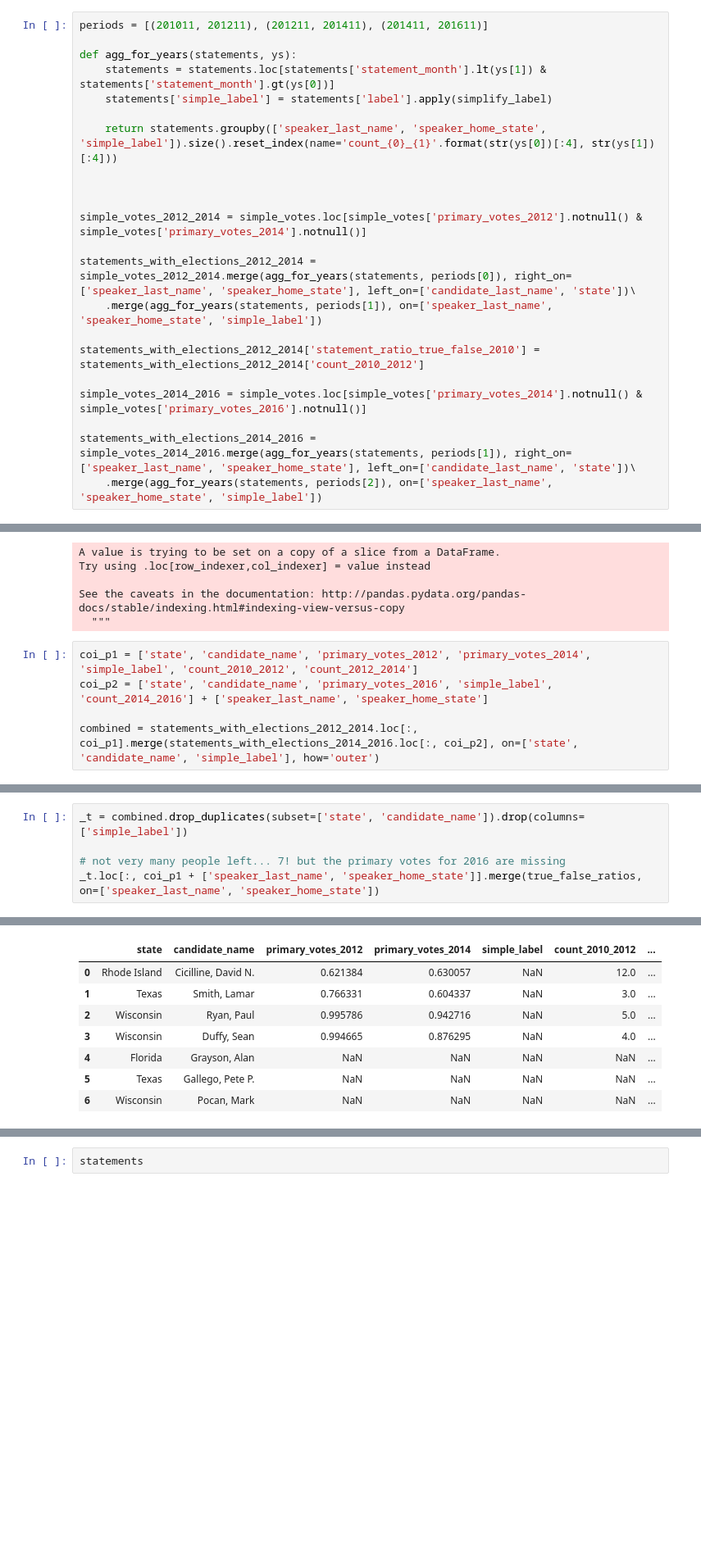
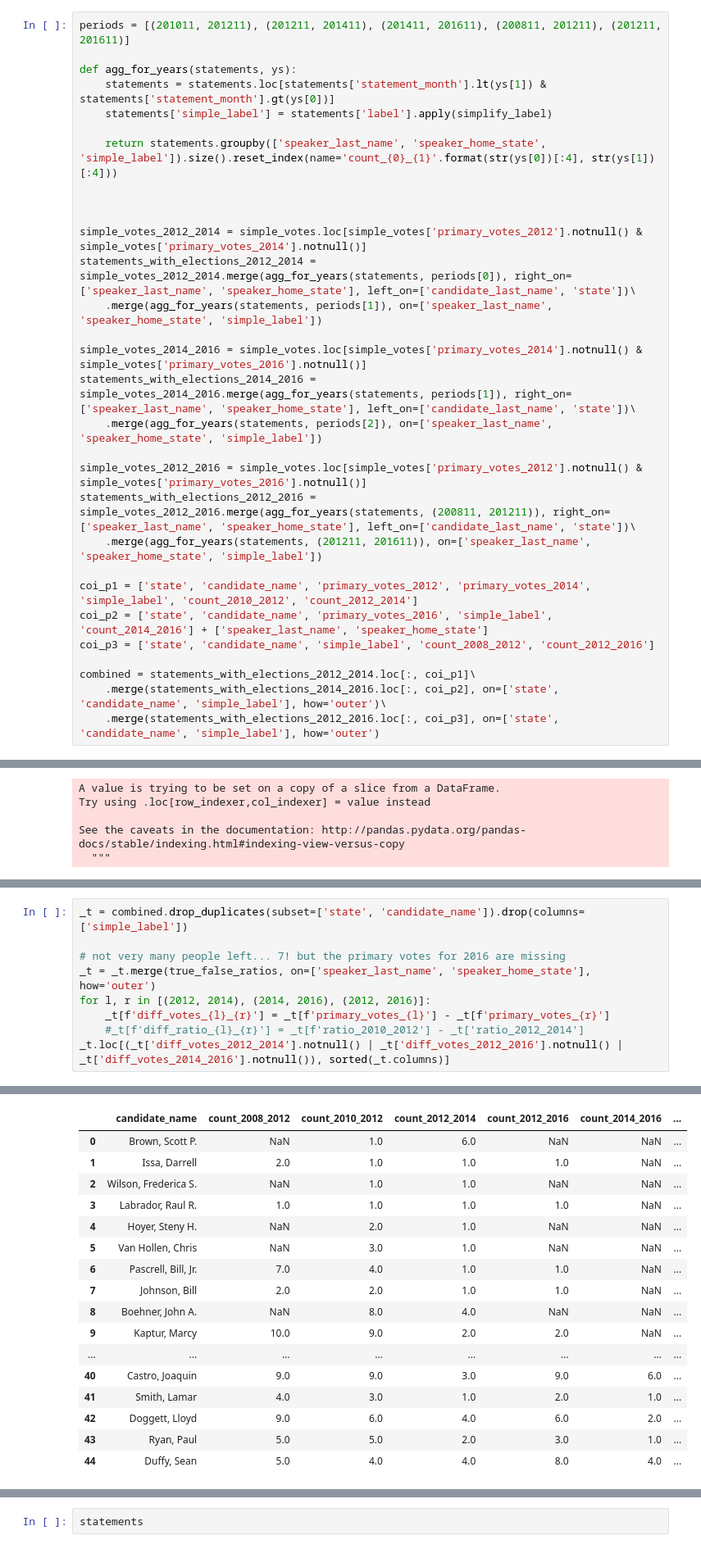
Before and after one commit to ExploringLies/lies-have-short-legs, a Jupyter notebook: notebooks/ElectionStuff.ipynb, the cells around one changed output, grey strips where cells are left out. Shown at 82% size. Drawn from its saved outputs; the diff is of its cells as text; blank space fills up the shorter version.

```diff
--- a/notebooks/ElectionStuff.ipynb
+++ b/notebooks/ElectionStuff.ipynb
@@ -352,7 +301,7 @@ statements_with_elections
 | 1950 | michael-collins | an interview with the Union City ... | false | 2012-01-29T04:00:00 | U.S. Representative | Stephen | ... |
 1933 rows × 21 columns
 # %%
-periods = [(201011, 201211), (201211, 201411), (201411, 201611)]
+periods = [(201011, 201211), (201211, 201411), (201411, 201611), (200811, 201211), (201211, 201611)]
 
 def agg_for_years(statements, ys):
     statements = statements.loc[statements['statement_month'].lt(ys[1]) & statements['statement_month'].gt(ys[0])]
@@ -363,16 +312,24 @@ def agg_for_years(statements, ys):
 
 
 simple_votes_2012_2014 = simple_votes.loc[simple_votes['primary_votes_2012'].notnull() & simple_votes['primary_votes_2014'].notnull()]
-
 statements_with_elections_2012_2014 =  simple_votes_2012_2014.merge(agg_for_years(statements, periods[0]), right_on=['speaker_last_name', 'speaker_home_state'], left_on=['candidate_last_name', 'state'])\
     .merge(agg_for_years(statements, periods[1]), on=['speaker_last_name', 'speaker_home_state', 'simple_label'])
 
-statements_with_elections_2012_2014['statement_ratio_true_false_2010'] = statements_with_elections_2012_2014['count_2010_2012']
-
 simple_votes_2014_2016 = simple_votes.loc[simple_votes['primary_votes_2014'].notnull() & simple_votes['primary_votes_2016'].notnull()]
-
 statements_with_elections_2014_2016 =  simple_votes_2014_2016.merge(agg_for_years(statements, periods[1]), right_on=['speaker_last_name', 'speaker_home_state'], left_on=['candidate_last_name', 'state'])\
     .merge(agg_for_years(statements, periods[2]), on=['speaker_last_name', 'speaker_home_state', 'simple_label'])
+
+simple_votes_2012_2016 = simple_votes.loc[simple_votes['primary_votes_2012'].notnull() & simple_votes['primary_votes_2016'].notnull()]
+statements_with_elections_2012_2016 =  simple_votes_2012_2016.merge(agg_for_years(statements, (200811, 201211)), right_on=['speaker_last_name', 'speaker_home_state'], left_on=['candidate_last_name', 'state'])\
+    .merge(agg_for_years(statements, (201211, 201611)), on=['speaker_last_name', 'speaker_home_state', 'simple_label'])
+
+coi_p1 = ['state', 'candidate_name', 'primary_votes_2012', 'primary_votes_2014', 'simple_label', 'count_2010_2012', 'count_2012_2014']
+coi_p2 = ['state', 'candidate_name', 'primary_votes_2016', 'simple_label', 'count_2014_2016'] + ['speaker_last_name', 'speaker_home_state']
+coi_p3 = ['state', 'candidate_name', 'simple_label', 'count_2008_2012', 'count_2012_2016']
+
+combined = statements_with_elections_2012_2014.loc[:, coi_p1]\
+    .merge(statements_with_elections_2014_2016.loc[:, coi_p2], on=['state', 'candidate_name', 'simple_label'], how='outer')\
+    .merge(statements_with_elections_2012_2016.loc[:, coi_p3], on=['state', 'candidate_name', 'simple_label'], how='outer')
 # %% [output]
 A value is trying to be set on a copy of a slice from a DataFrame.
 Try using .loc[row_indexer,col_indexer] = value instead
@@ -413,8 +366,3 @@ Try using .loc[row_indexer,col_indexer] = value instead
 
 See the caveats in the documentation: http://pandas.pydata.org/pandas-docs/stable/indexing.html#indexing-view-versus-copy
   """
-# %%
-coi_p1 = ['state', 'candidate_name', 'primary_votes_2012', 'primary_votes_2014', 'simple_label', 'count_2010_2012', 'count_2012_2014']
-coi_p2 = ['state', 'candidate_name', 'primary_votes_2016', 'simple_label', 'count_2014_2016'] + ['speaker_last_name', 'speaker_home_state']
-
-combined = statements_with_elections_2012_2014.loc[:, coi_p1].merge(statements_with_elections_2014_2016.loc[:, coi_p2], on=['state', 'candidate_name', 'simple_label'], how='outer')
@@ -422,5 +377,9 @@ combined = statements_with_elections_2012_2014.loc[:, coi_p1].merge(statements_w
 _t = combined.drop_duplicates(subset=['state', 'candidate_name']).drop(columns=['simple_label'])
 
 # not very many people left... 7! but the primary votes for 2016 are missing
-_t.loc[:, coi_p1 + ['speaker_last_name', 'speaker_home_state']].merge(true_false_ratios, on=['speaker_last_name', 'speaker_home_state'])
+_t = _t.merge(true_false_ratios, on=['speaker_last_name', 'speaker_home_state'], how='outer')
+for l, r in [(2012, 2014), (2014, 2016), (2012, 2016)]:
+    _t[f'diff_votes_{l}_{r}'] = _t[f'primary_votes_{l}'] - _t[f'primary_votes_{r}']
+    #_t[f'diff_ratio_{l}_{r}'] = _t[f'ratio_2010_2012'] - _t['ratio_2012_2014']
+_t.loc[(_t['diff_votes_2012_2014'].notnull() | _t['diff_votes_2012_2016'].notnull() | _t['diff_votes_2014_2016'].notnull()), sorted(_t.columns)]
 # %% [output]
@@ -433,11 +386,20 @@ https://pandas.pydata.org/pandas-docs/stable/indexing.html#deprecate-loc-reindex
-|  | state | candidate_name | primary_votes_2012 | primary_votes_2014 | simple_label | count_2010_2012 | ... |
-| 0 | Rhode Island | Cicilline, David N. | 0.621384 | 0.630057 | NaN | 12.0 | ... |
-| 1 | Texas | Smith, Lamar | 0.766331 | 0.604337 | NaN | 3.0 | ... |
-| 2 | Wisconsin | Ryan, Paul | 0.995786 | 0.942716 | NaN | 5.0 | ... |
-| 3 | Wisconsin | Duffy, Sean | 0.994665 | 0.876295 | NaN | 4.0 | ... |
-| 4 | Florida | Grayson, Alan | NaN | NaN | NaN | NaN | ... |
-| 5 | Texas | Gallego, Pete P. | NaN | NaN | NaN | NaN | ... |
-| 6 | Wisconsin | Pocan, Mark | NaN | NaN | NaN | NaN | ... |
+|  | candidate_name | count_2008_2012 | count_2010_2012 | count_2012_2014 | count_2012_2016 | count_2014_2016 | ... |
+| 0 | Brown, Scott P. | NaN | 1.0 | 6.0 | NaN | NaN | ... |
+| 1 | Issa, Darrell | 2.0 | 1.0 | 1.0 | 1.0 | NaN | ... |
+| 2 | Wilson, Frederica S. | NaN | 1.0 | 1.0 | NaN | NaN | ... |
+| 3 | Labrador, Raul R. | 1.0 | 1.0 | 1.0 | 1.0 | NaN | ... |
+| 4 | Hoyer, Steny H. | NaN | 2.0 | 1.0 | NaN | NaN | ... |
+| 5 | Van Hollen, Chris | NaN | 3.0 | 1.0 | NaN | NaN | ... |
+| 6 | Pascrell, Bill, Jr. | 7.0 | 4.0 | 1.0 | 1.0 | NaN | ... |
+| 7 | Johnson, Bill | 2.0 | 2.0 | 1.0 | 1.0 | NaN | ... |
+| 8 | Boehner, John A. | NaN | 8.0 | 4.0 | NaN | NaN | ... |
+| 9 | Kaptur, Marcy | 10.0 | 9.0 | 2.0 | 2.0 | NaN | ... |
+| ... | ... | ... | ... | ... | ... | ... | ... |
+| 40 | Castro, Joaquin | 9.0 | 9.0 | 3.0 | 9.0 | 6.0 | ... |
+| 41 | Smith, Lamar | 4.0 | 3.0 | 1.0 | 2.0 | 1.0 | ... |
+| 42 | Doggett, Lloyd | 9.0 | 6.0 | 4.0 | 6.0 | 2.0 | ... |
+| 43 | Ryan, Paul | 5.0 | 5.0 | 2.0 | 3.0 | 1.0 | ... |
+| 44 | Duffy, Sean | 5.0 | 4.0 | 4.0 | 8.0 | 4.0 | ... |
 # %%
 combined.loc[:, sorted(combined.columns)]
 # %% [output]
```
Also changed, not shown: parts of 18 cells of this notebook, 1 other file.
